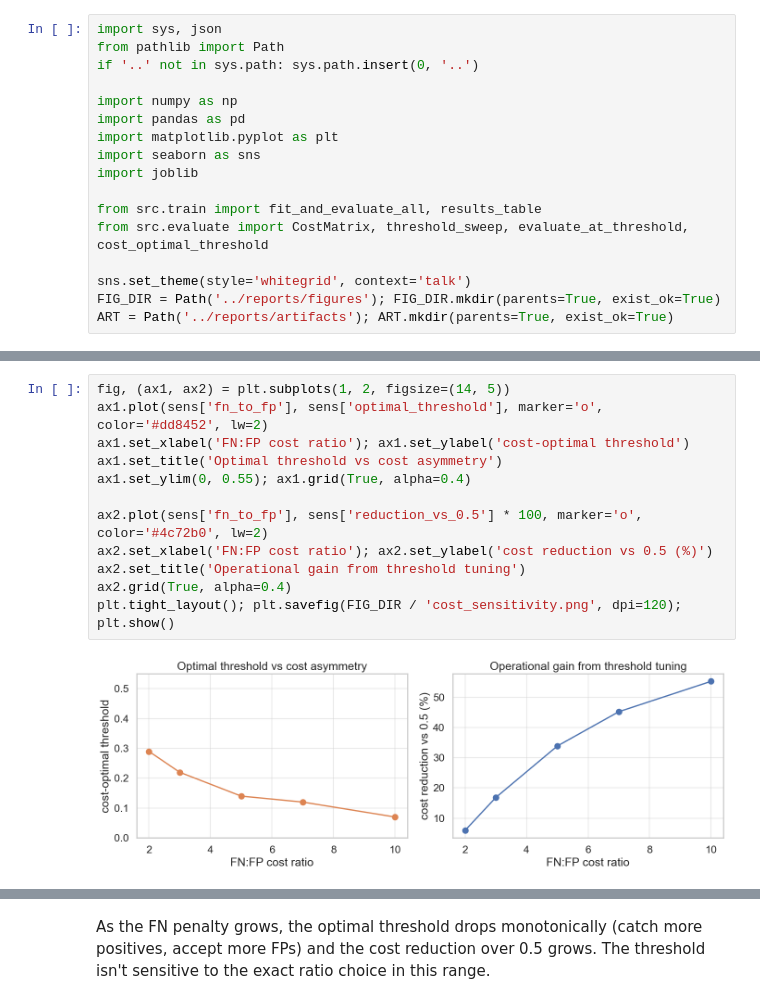
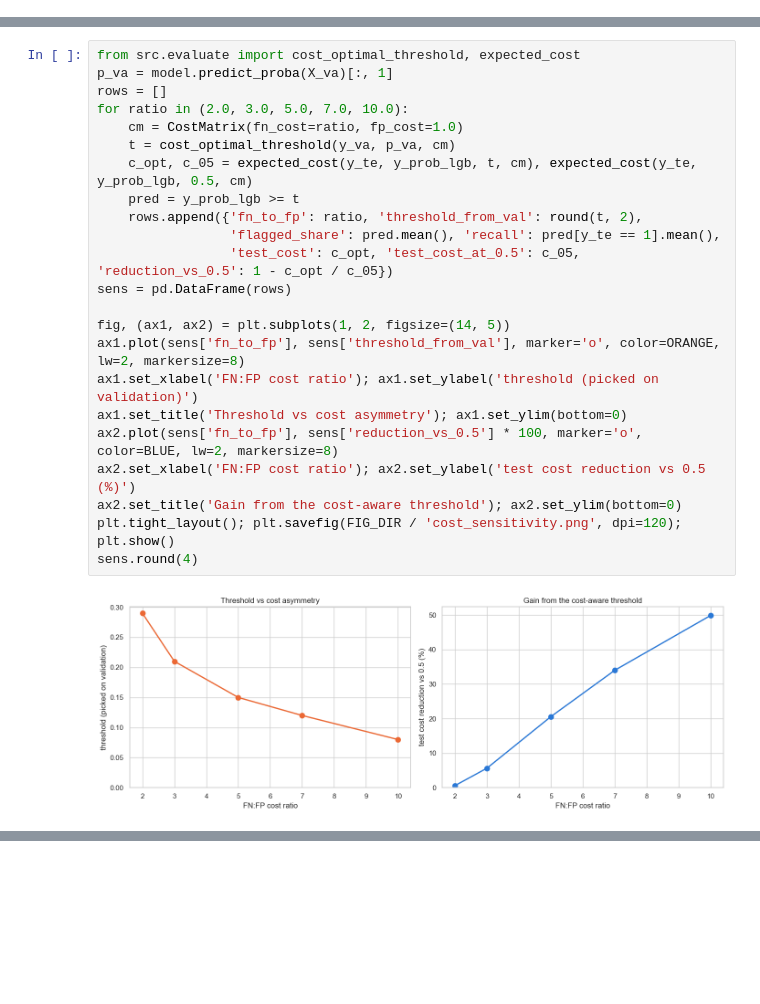
Before and after one commit to jessi-sidhu/credit-risk-modeling, a Jupyter notebook: notebooks/02_modeling.ipynb, the cells around one changed output, grey strips where cells are left out. Cells and saved outputs as stored; diff of their text form; blank space fills up the shorter version.

```diff
--- a/notebooks/02_modeling.ipynb
+++ b/notebooks/02_modeling.ipynb
@@ -13,17 +0,0 @@ The first cell either loads cached artifacts produced by `python -m src.train` o
-# %%
-import sys, json
-from pathlib import Path
-if '..' not in sys.path: sys.path.insert(0, '..')
-
-import numpy as np
-import pandas as pd
-import matplotlib.pyplot as plt
-import seaborn as sns
-import joblib
-
-from src.train import fit_and_evaluate_all, results_table
-from src.evaluate import CostMatrix, threshold_sweep, evaluate_at_threshold, cost_optimal_threshold
-
-sns.set_theme(style='whitegrid', context='talk')
-FIG_DIR = Path('../reports/figures'); FIG_DIR.mkdir(parents=True, exist_ok=True)
-ART = Path('../reports/artifacts'); ART.mkdir(parents=True, exist_ok=True)
@@ -169,14 +118,25 @@ sens.round(3)
 # %%
+from src.evaluate import cost_optimal_threshold, expected_cost
+p_va = model.predict_proba(X_va)[:, 1]
+rows = []
+for ratio in (2.0, 3.0, 5.0, 7.0, 10.0):
+    cm = CostMatrix(fn_cost=ratio, fp_cost=1.0)
+    t = cost_optimal_threshold(y_va, p_va, cm)
+    c_opt, c_05 = expected_cost(y_te, y_prob_lgb, t, cm), expected_cost(y_te, y_prob_lgb, 0.5, cm)
+    pred = y_prob_lgb >= t
+    rows.append({'fn_to_fp': ratio, 'threshold_from_val': round(t, 2),
+                 'flagged_share': pred.mean(), 'recall': pred[y_te == 1].mean(),
+                 'test_cost': c_opt, 'test_cost_at_0.5': c_05, 'reduction_vs_0.5': 1 - c_opt / c_05})
+sens = pd.DataFrame(rows)
+
 fig, (ax1, ax2) = plt.subplots(1, 2, figsize=(14, 5))
-ax1.plot(sens['fn_to_fp'], sens['optimal_threshold'], marker='o', color='#dd8452', lw=2)
-ax1.set_xlabel('FN:FP cost ratio'); ax1.set_ylabel('cost-optimal threshold')
-ax1.set_title('Optimal threshold vs cost asymmetry')
-ax1.set_ylim(0, 0.55); ax1.grid(True, alpha=0.4)
-
-ax2.plot(sens['fn_to_fp'], sens['reduction_vs_0.5'] * 100, marker='o', color='#4c72b0', lw=2)
-ax2.set_xlabel('FN:FP cost ratio'); ax2.set_ylabel('cost reduction vs 0.5 (%)')
-ax2.set_title('Operational gain from threshold tuning')
-ax2.grid(True, alpha=0.4)
+ax1.plot(sens['fn_to_fp'], sens['threshold_from_val'], marker='o', color=ORANGE, lw=2, markersize=8)
+ax1.set_xlabel('FN:FP cost ratio'); ax1.set_ylabel('threshold (picked on validation)')
+ax1.set_title('Threshold vs cost asymmetry'); ax1.set_ylim(bottom=0)
+ax2.plot(sens['fn_to_fp'], sens['reduction_vs_0.5'] * 100, marker='o', color=BLUE, lw=2, markersize=8)
+ax2.set_xlabel('FN:FP cost ratio'); ax2.set_ylabel('test cost reduction vs 0.5 (%)')
+ax2.set_title('Gain from the cost-aware threshold'); ax2.set_ylim(bottom=0)
 plt.tight_layout(); plt.savefig(FIG_DIR / 'cost_sensitivity.png', dpi=120); plt.show()
+sens.round(4)
 # %% [output]
-[figure, old version]
+[figure, new version]
@@ -183,2 +148,0 @@ plt.tight_layout(); plt.savefig(FIG_DIR / 'cost_sensitivity.png', dpi=120); plt.
-# %% [markdown]
-As the FN penalty grows, the optimal threshold drops monotonically (catch more positives, accept more FPs) and the cost reduction over 0.5 grows. The threshold isn't sensitive to the exact ratio choice in this range.
```
Also changed, not shown: parts of 22 cells of this notebook, 27 other files.
